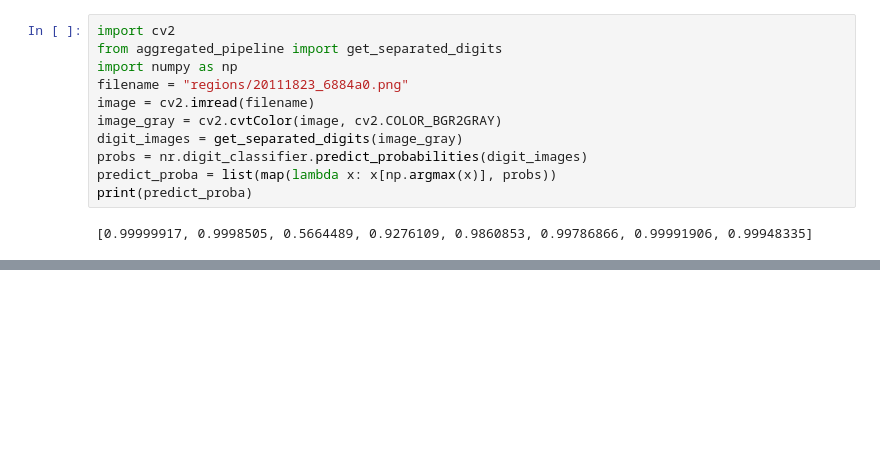
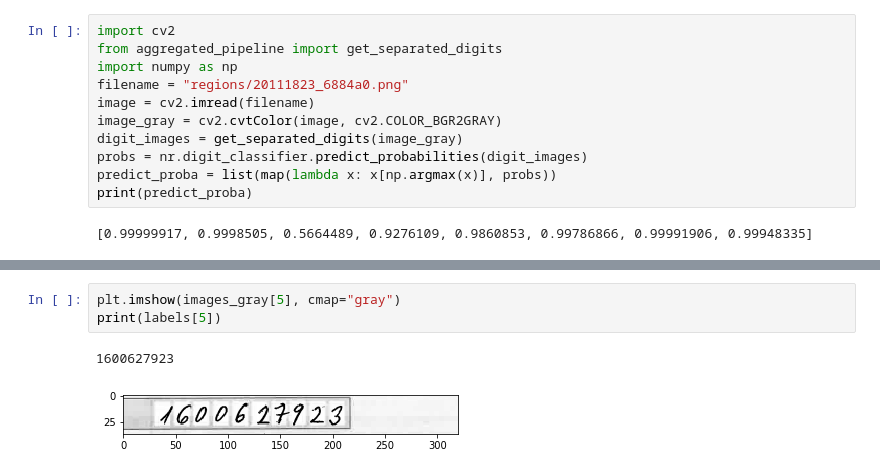
Before and after one commit to rcortx/handwritten-digit-extraction, a Jupyter notebook: data_exploration.ipynb, the cells around one changed output, grey strips where cells are left out. Saved outputs shown, nothing was run; the diff lists cells and outputs as text; blank space fills up the shorter version.

```diff
--- a/data_exploration.ipynb
+++ b/data_exploration.ipynb
@@ -2295,0 +2416,6 @@ plt.imshow(image)
+# %%
+plt.imshow(images_gray[5], cmap="gray")
+print(labels[5])
+# %% [output]
+1600627923
+[figure, added]
```
Also changed, not shown: parts of 16 cells of this notebook, 1 other file.
